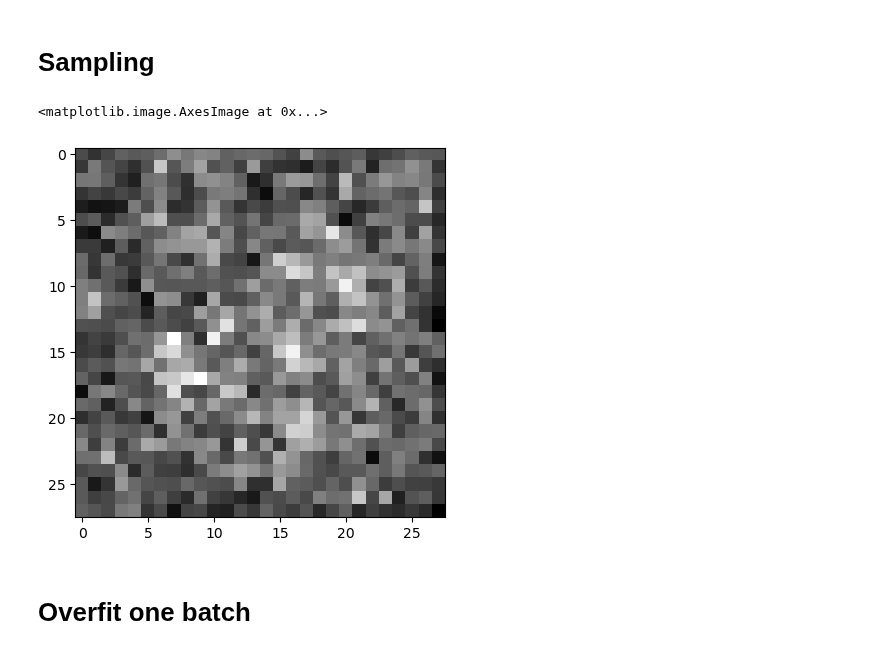
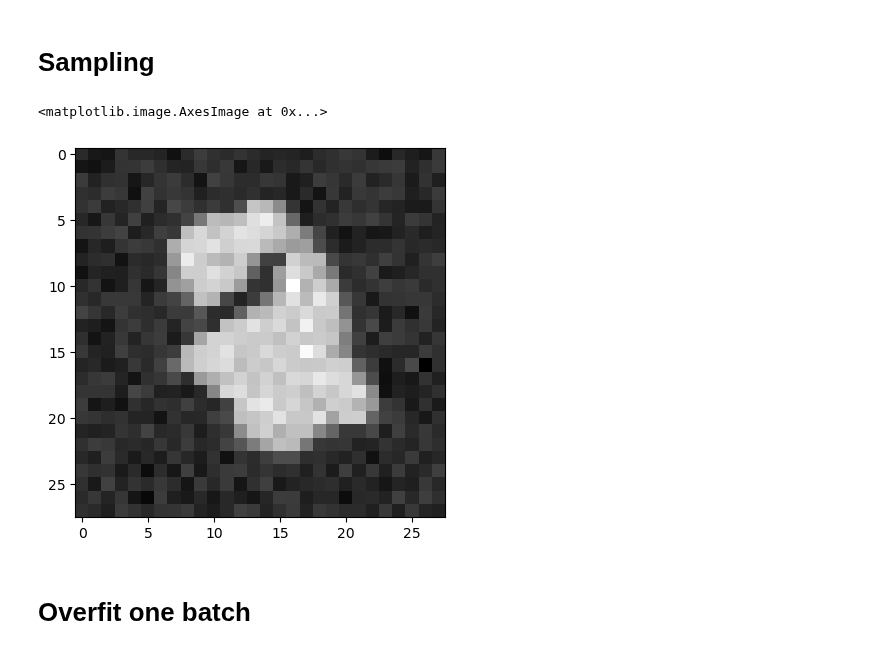
Before and after one commit to markus1573/Deep-learning-projekt, a Jupyter notebook: Training-Markus.ipynb, the cells around one changed output. Saved outputs shown, nothing was run; the diff lists cells and outputs as text; code cells hidden in the pictures.

Commit message:
Removed dropout

```diff
--- a/Training-Markus.ipynb
+++ b/Training-Markus.ipynb
@@ -133,35 +133,35 @@ class UNET(torch.nn.Module):
                 nn.Conv2d(1, self.channels[1], kernel_size=3, padding=1),  # (batchsize, 32, 28, 28)
                 nn.GroupNorm(4, self.channels[1]),
                 nn.ReLU(),
-                nn.Dropout2d(0.2)
+                # nn.Dropout2d(0.1)
             ),
             nn.Sequential(
                 nn.MaxPool2d(2),  # (batchsize, 32, 14, 14)
                 nn.Conv2d(self.channels[1], self.channels[2], kernel_size=3, padding=1),  # (batchsize, 64, 14, 14)
                 nn.GroupNorm(4, self.channels[2]),
                 nn.ReLU(),
-                nn.Dropout2d(0.2)
+                # nn.Dropout2d(0.1)
             ),
             nn.Sequential(
                 nn.MaxPool2d(2),  # (batchsize, 64, 7, 7)
                 nn.Conv2d(self.channels[2], self.channels[3], kernel_size=3, padding=1),  # (batchsize, 128, 7, 7)
                 nn.GroupNorm(8, self.channels[3]),
                 nn.ReLU(),
-                nn.Dropout2d(0.3)
+                # nn.Dropout2d(0.1)
             ),
             nn.Sequential(
                 nn.MaxPool2d(2, padding=1),  # (batchsize, 128, 4, 4)
                 nn.Conv2d(self.channels[3], self.channels[4], kernel_size=3, padding=1),  # (batchsize, 256, 4, 4)
                 nn.GroupNorm(8, self.channels[4]),
                 nn.ReLU(),
-                nn.Dropout2d(0.3)
+                # nn.Dropout2d(0.1)
             ),
             nn.Sequential(
                 nn.MaxPool2d(2, padding=0),  # (batchsize, 256, 2, 2)
                 nn.Conv2d(self.channels[4], self.channels[5], kernel_size=3, padding=1),  # (batchsize, 512, 2, 2)
                 nn.GroupNorm(8, self.channels[5]),
                 nn.ReLU(),
-                nn.Dropout2d(0.3)
+                # nn.Dropout2d(0.1)
             )
         ])
 
@@ -171,34 +171,34 @@ class UNET(torch.nn.Module):
                                       stride=2, padding=1, output_padding=1),  # (batchsize, 256, 4, 4)
                 nn.GroupNorm(8, self.channels[4]),
                 nn.ReLU(),
-                nn.Dropout2d(0.3)
+                # nn.Dropout2d(0.1)
             ),
             nn.Sequential(
                 nn.ConvTranspose2d(self.channels[4]*2, self.channels[3], kernel_size=3,
                                    stride=2, padding=1, output_padding=0),   # (batchsize, 128, 7, 7)
                 nn.GroupNorm(8, self.channels[3]),
                 nn.ReLU(),
-                nn.Dropout2d(0.3)
+                # nn.Dropout2d(0.1)
             ),
             nn.Sequential(
                 nn.ConvTranspose2d(self.channels[3]*2, self.channels[2], kernel_size=3,
                                    stride=2, padding=1, output_padding=1),   # (batchsize, 64, 14, 14)
                 nn.GroupNorm(8, self.channels[2]),
                 nn.ReLU(),
-                nn.Dropout2d(0.3)
+                # nn.Dropout2d(0.1)
             ),
             nn.Sequential(
                 nn.ConvTranspose2d(self.channels[2]*2, self.channels[1], kernel_size=3,
                                    stride=2, padding=1, output_padding=1),   # (batchsize, 32, 28, 28)
                 nn.GroupNorm(4, self.channels[1]),
                 nn.ReLU(),
-                nn.Dropout2d(0.2)
+                # nn.Dropout2d(0.1)
             ),
             nn.Sequential(
                 nn.Conv2d(self.channels[1]*2, self.channels[1], kernel_size=3, padding=1),  # (batchsize, 32, 28, 28)
                 nn.GroupNorm(4, self.channels[1]),
                 nn.ReLU(),
-                nn.Dropout2d(0.2),
+                # nn.Dropout2d(0.1),
                 nn.Conv2d(self.channels[1], 1, kernel_size=1)  # (batchsize, 1, 28, 28)
             )
         ])
@@ -249,3 +240,13 @@ time_embedding_layer = SinusoidalEmbedding(time_embedding_dim).to(device)
+# %%
+model.train()
+
+optimizer = torch.optim.Adam(model.parameters(), lr=5e-4)
+criterion = torch.nn.MSELoss()
+
+running_loss = 0
+# Initialize the linear time embedding layer
+time_embedding_dim = 128  # You can set this to any suitable size
+time_embedding_layer = SinusoidalEmbedding(time_embedding_dim).to(device)
 # %%
 # Training loop
 for epoch in range(epochs):
@@ -275,29 +293,29 @@ KeyboardInterrupt:
 # %% [markdown]
 # Sampling
 # %%
-load_model = "DDPM_37.pth"
+load_model = None
 if load_model:
     model.load_state_dict(torch.load(load_model, map_location=device))
 
 model.eval()
 
 xt = torch.randn(1, 1, 28, 28).to(device)
 with torch.inference_mode():
     for t in torch.arange(T-1, -1, -1):
         t = t.reshape(1)
         t = t.to(device)
         t_emb = time_embedding_layer(t.float())
         z = torch.randn(1, 1, 28, 28).to(device) if t > 1 else torch.zeros(1, 1, 28, 28).to(device)
 
         xt_new = 1 / torch.sqrt(alpha[t]) * (xt - (1 - alpha[t])/(torch.sqrt(1 - alpha_bar[t])) *
                                                     model(xt, t_emb)) + torch.sqrt(beta[t]) * z
         xt = xt_new
 
 
 plt.imshow(reverse_transform(xt[0][0].cpu().detach()), cmap="grey")
 # %% [output]
 <matplotlib.image.AxesImage at 0x...>
-[figure, old version]
+[figure, new version]
 # %% [markdown]
 # Overfit one batch
 # %%
```
Also changed, not shown: parts of 4 cells of this notebook.
